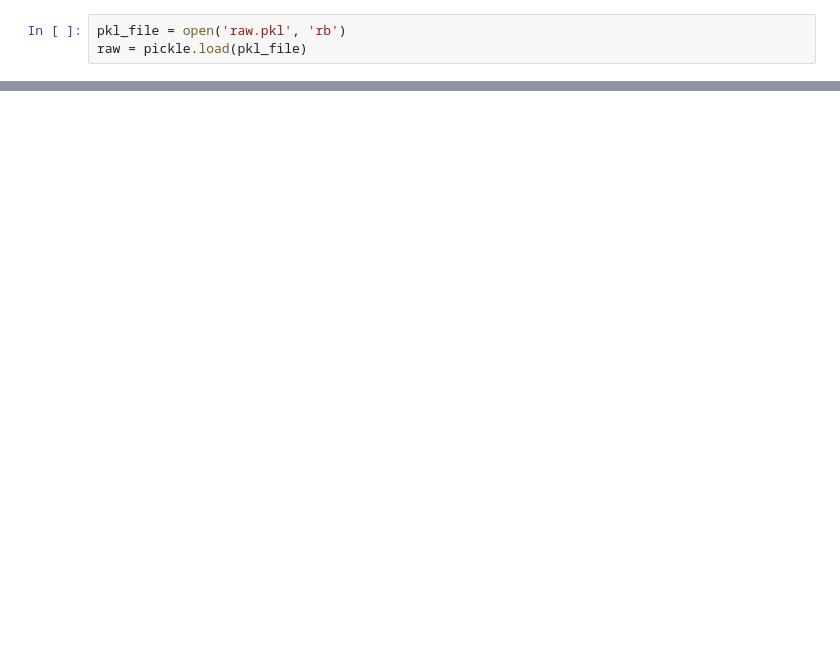
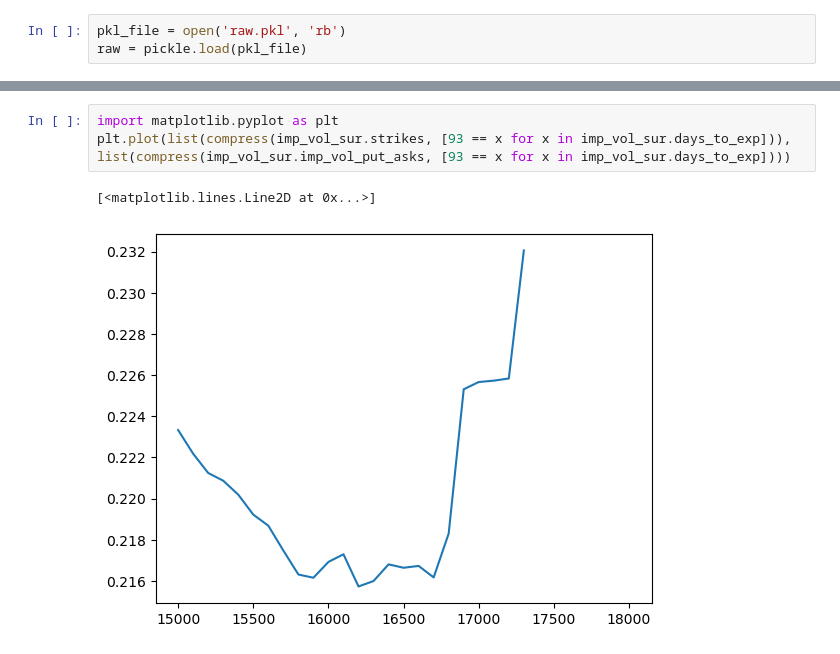
Before and after one commit to Gordonhosy/stochastic-volatility, a Jupyter notebook: main.ipynb, the cells around one changed output, grey strips where cells are left out. Saved outputs shown, nothing was run; the diff lists cells and outputs as text; blank space fills up the shorter version.

```diff
--- a/main.ipynb
+++ b/main.ipynb
@@ -31,0 +54,6 @@ NameError: name 'T' is not defined
+# %%
+import matplotlib.pyplot as plt
+plt.plot(list(compress(imp_vol_sur.strikes, [93 == x for x in imp_vol_sur.days_to_exp])), list(compress(imp_vol_sur.imp_vol_put_asks, [93 == x for x in imp_vol_sur.days_to_exp])))
+# %% [output]
+[<matplotlib.lines.Line2D at 0x...>]
+[figure, added]
```
Also changed, not shown: parts of 12 cells of this notebook, 1 other file.
